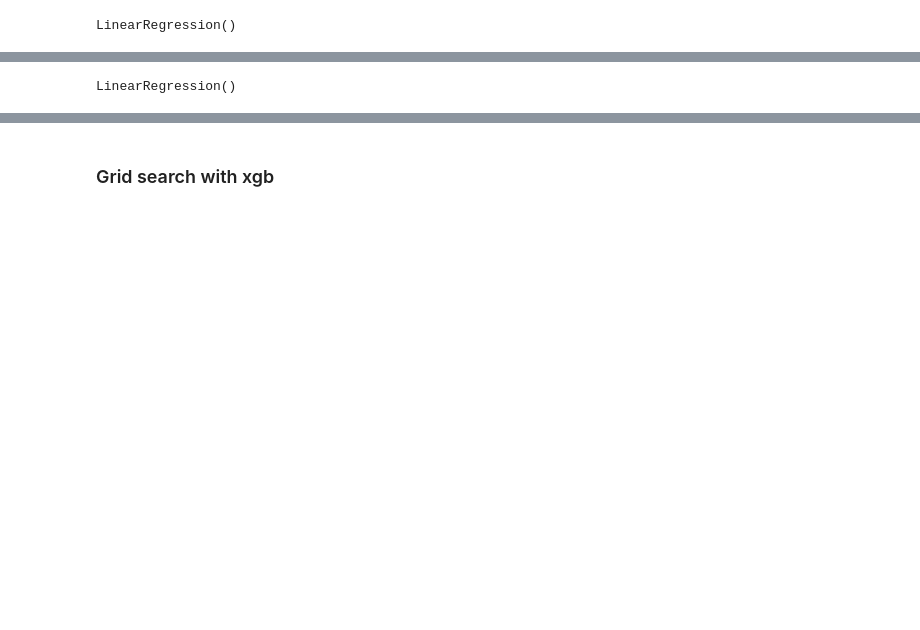
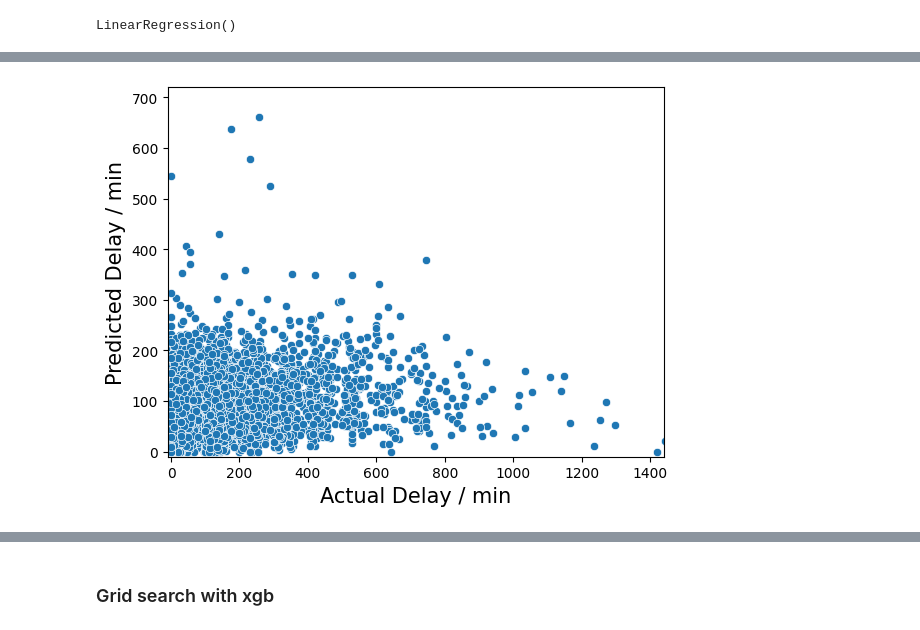
Before and after one commit to loukra/Flight_Delay_Prediction, a Jupyter notebook: Data_Preprocessing.ipynb, the cells around one changed output, grey strips where cells are left out. Drawn from its saved outputs; the diff is of its cells as text; code cells hidden in the pictures; blank space fills up the shorter version.

```diff
--- a/Data_Preprocessing.ipynb
+++ b/Data_Preprocessing.ipynb
@@ -195,6 +221,7 @@ def OneHot(X_train = X_train, X_test = X_test, column = 'STATUS', drop="first",
     return X_train, X_test
 # %%
-X_train, X_test = OneHot(X_train = X_train, X_test = X_test, column= 'STATUS')
+X_train, X_test = OneHot(X_train=X_train, X_test=X_test, column="STATUS")
+X_train, X_test = OneHot(X_train=X_train, X_test=X_test, column="exec_airline")
 # %%
 scaler = MinMaxScaler()
 
@@ -282,4 +287,0 @@ X_test_poly = poly.transform(X_test)
-# %%
-lin_reg.fit(X_train_poly, y_train)
-# %% [output]
-LinearRegression()
@@ -293,0 +328,11 @@ r2_linreg_train = r2_score(y_train,y_train_pred)
+# %%
+from matplotlib import pyplot as plt
+
+sns.scatterplot(y_test, y_test_pred)
+plt.ylim(-10, 720)
+plt.xlim(-10, 1440)
+plt.xlabel("Actual Delay / min", fontsize=15)
+plt.ylabel("Predicted Delay / min", fontsize=15)
+plt.show()
+# %% [output]
+[figure, added]
```
Also changed, not shown: parts of 33 cells of this notebook, 12 other files.
